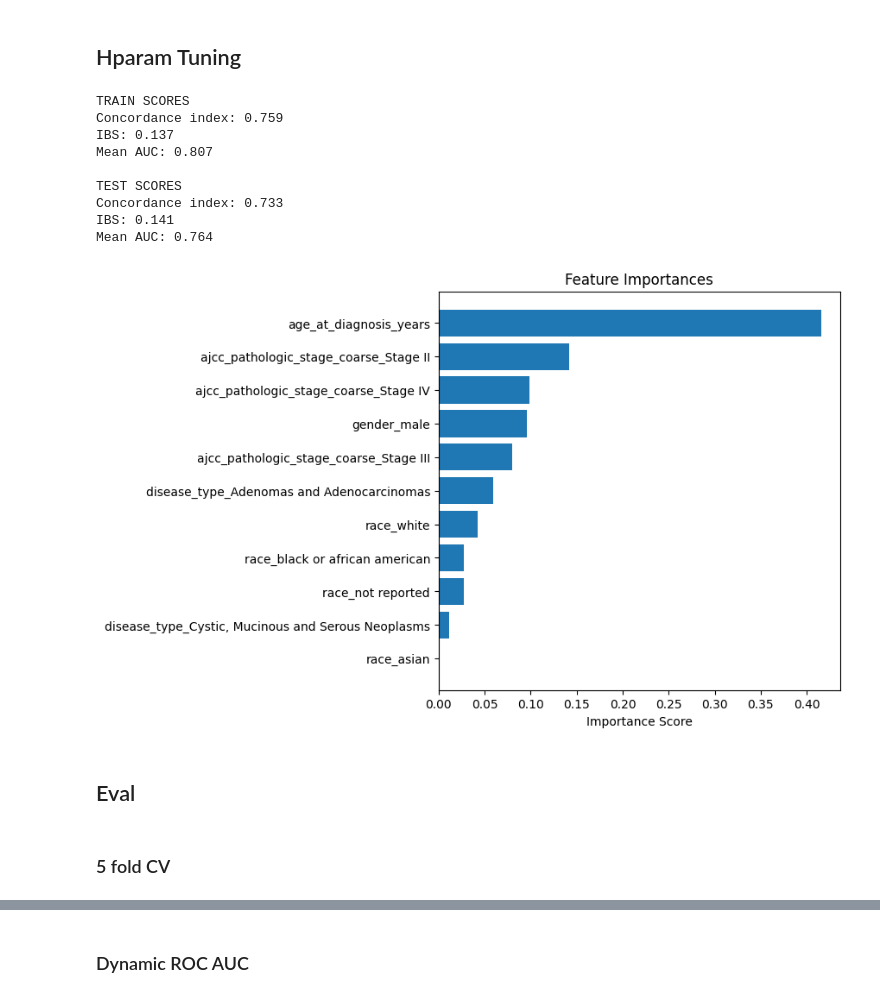
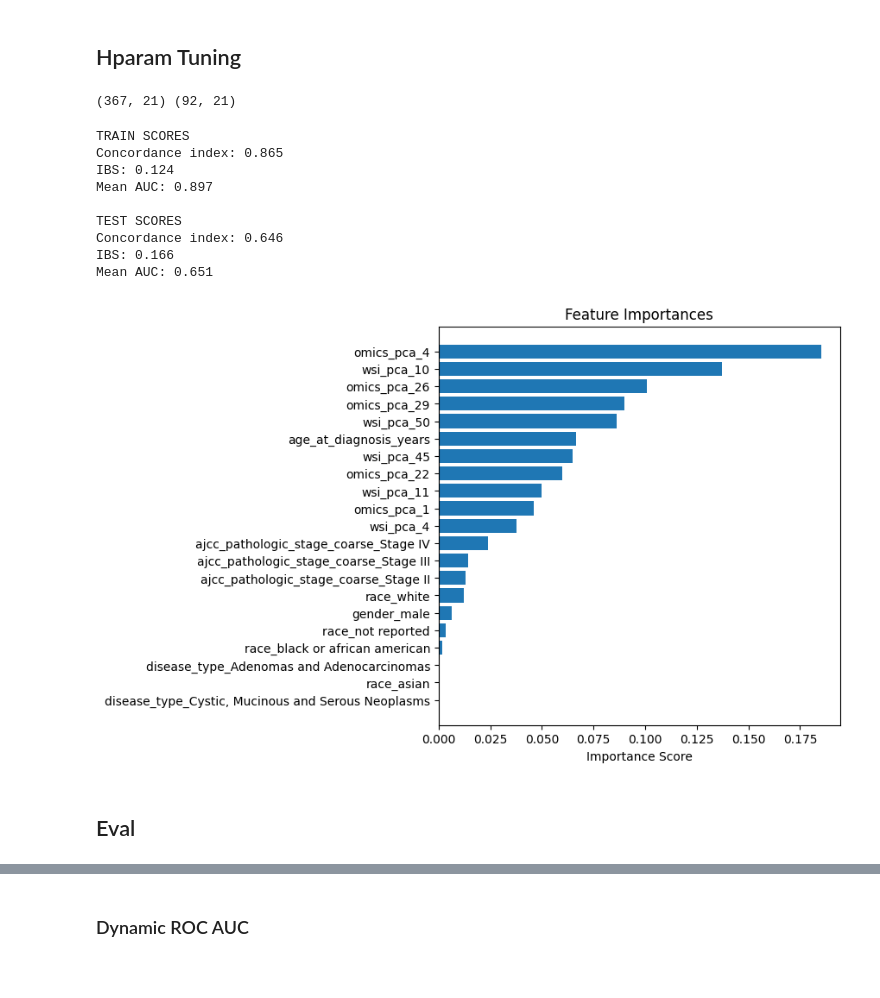
Before and after one commit to adobles96/tcga-survival, a Jupyter notebook: modeling.ipynb, the cells around one changed output, grey strips where cells are left out. Cells and saved outputs as stored; diff of their text form; code cells hidden in the pictures.

Commit message:
Update modeling notebook

```diff
--- a/modeling.ipynb
+++ b/modeling.ipynb
@@ -21,19 +22,31 @@ The autoreload extension is already loaded. To reload it, use:
 # %% [markdown]
 ## Hparam Tuning
 # %%
+DROP_COLS = []
 # Load data
-X, y = data_utils.load_dataset(include_demo=True, include_wsi=False, include_omics=False, omics_n_components=5, wsi_n_components=5)
+X, y = data_utils.load_dataset(
+    include_demo=True,
+    include_wsi=True,
+    include_omics=True,
+    omics_n_feats=5,
+    wsi_n_feats=5,
+)
+X.drop(columns=DROP_COLS, inplace=True)
 X_train, X_test, y_train, y_test = train_test_split(X, y, test_size=0.2, random_state=SEED, stratify=y['event'])
+print(X_train.shape, X_test.shape)
+# %% [output]
+(367, 21) (92, 21)
 # %%
 hparams = dict(
     learning_rate=1,
     n_estimators=200,
     subsample=0.8,
     min_samples_leaf=4,
-    max_features=0.5,
+    max_features=0.3,
+    max_depth=3,
     # validation_fraction=0.2,
     # n_iter_no_change=5,
-    dropout_rate=0.1,
+    dropout_rate=0.2,
     random_state=SEED
 )
 model = GradientBoostingSurvivalAnalysis(**hparams).fit(X_train, y_train)
@@ -51,28 +64,27 @@ print(f"IBS: {b:.3f}")
 print(f"Mean AUC: {a[-1]:.3f}")
 # %% [output]
 TRAIN SCORES
-Concordance index: 0.759
-IBS: 0.137
-Mean AUC: 0.807
+Concordance index: 0.865
+IBS: 0.124
+Mean AUC: 0.897
 
 TEST SCORES
-Concordance index: 0.733
-IBS: 0.141
-Mean AUC: 0.764
+Concordance index: 0.646
+IBS: 0.166
+Mean AUC: 0.651
 # %%
 # Feature importances
-model.feature_importances_
-importances = model.feature_importances_
+importances = np.abs(model.feature_importances_)
 indices = np.argsort(importances)
 
 plt.figure(figsize=(6, 6))
 plt.barh(range(len(indices)), importances[indices], align='center')
 plt.yticks(range(len(indices)), [X.columns[i] for i in indices])
 plt.xlabel('Importance Score')
 plt.title('Feature Importances')
 plt.show()
 # %% [output]
-[figure, old version]
+[figure, new version]
 # %% [markdown]
 ## Eval
 # %%
@@ -80,5 +93,3 @@ model = GradientBoostingSurvivalAnalysis(**hparams)
-# %% [markdown]
-### 5 fold CV
 # %%
 def scoring_fn(model, X_, y_):
     c, b, a = modeling.get_test_scores(model, X_, y_, y)
```
Also changed, not shown: parts of 18 cells of this notebook.
